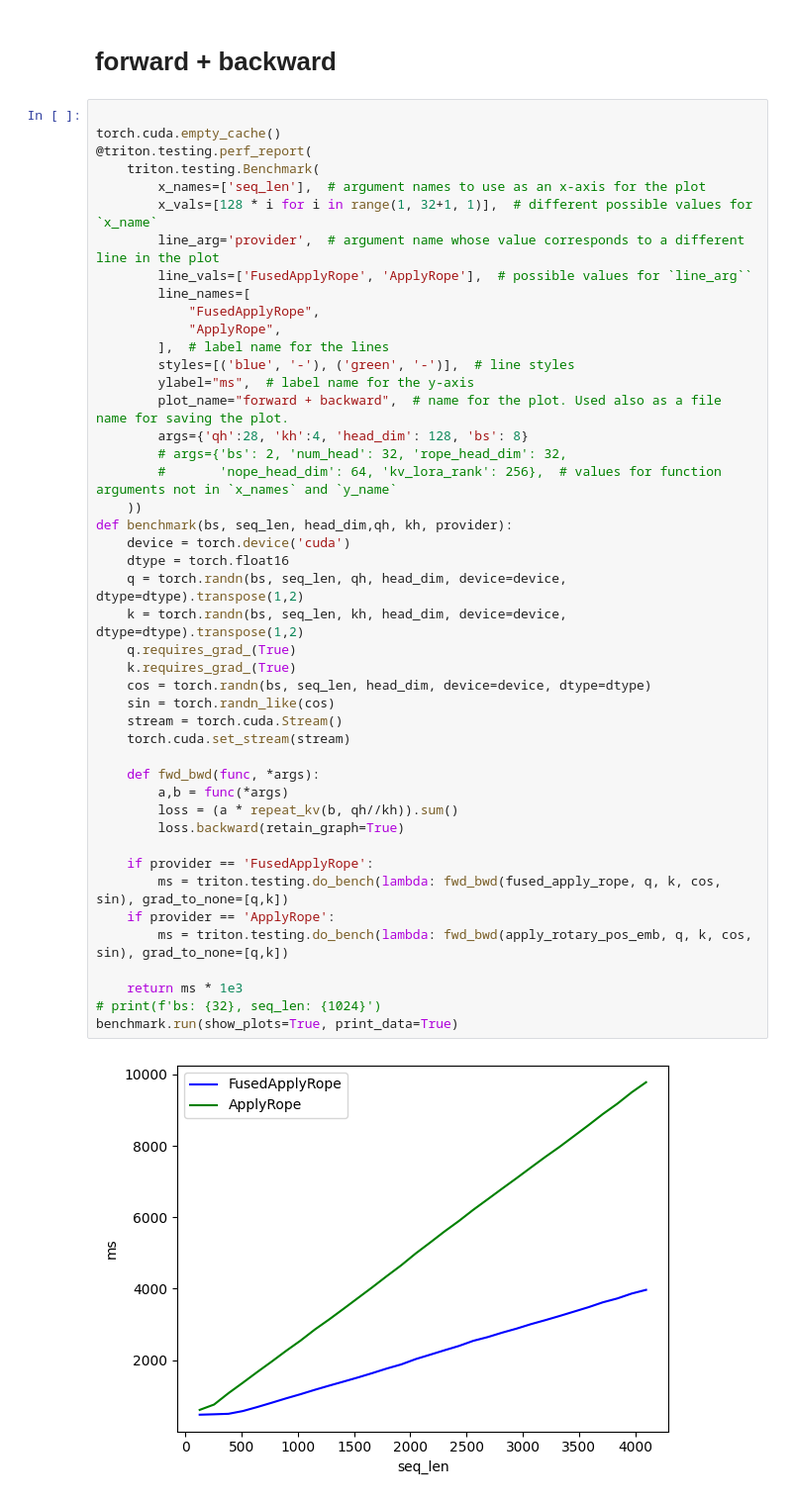
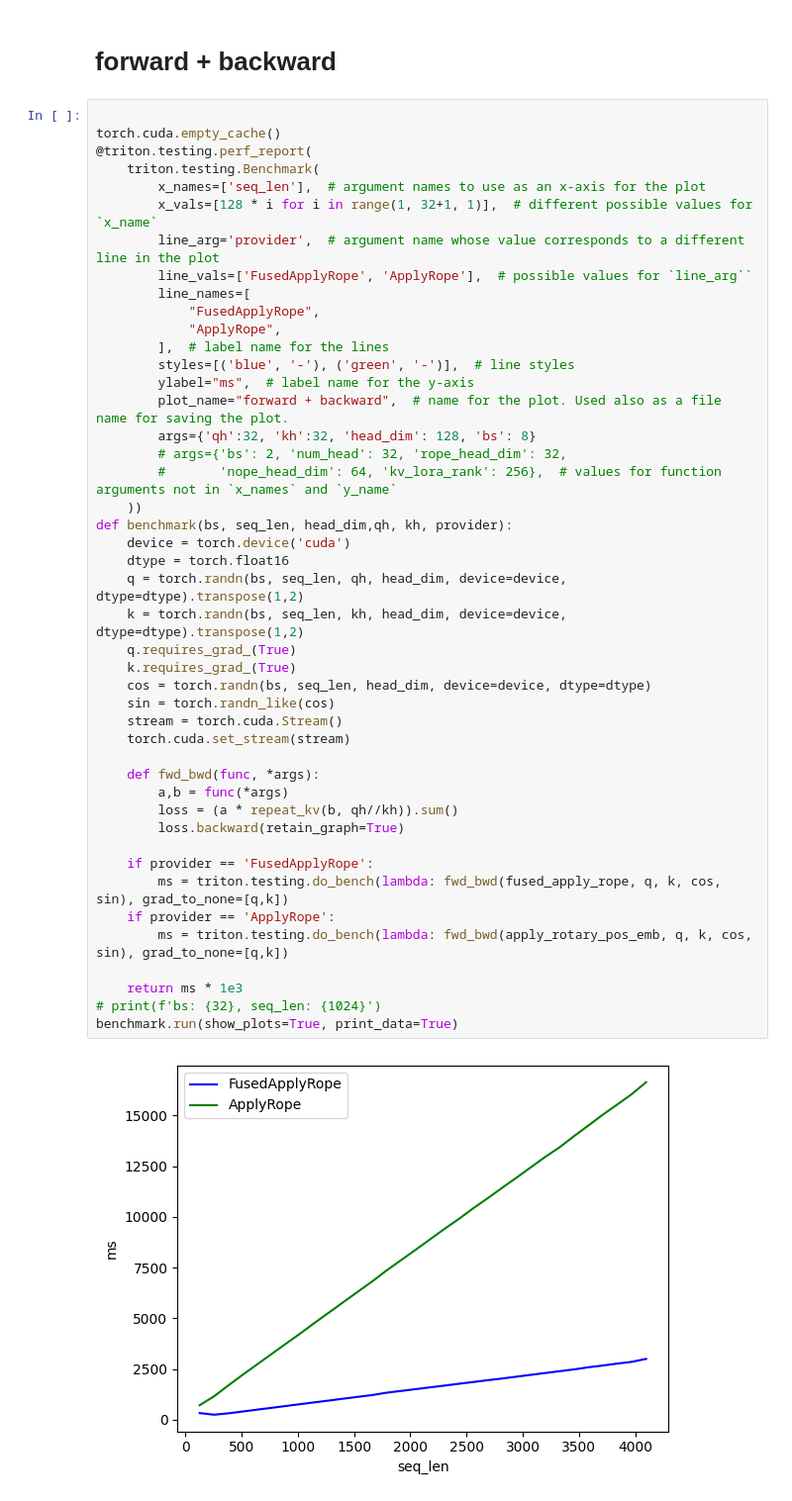
Before and after one commit to mdy666/mdy_triton, a Jupyter notebook: 04-fused-apply-rope.ipynb, the cells around one changed output. Shown: that part at 99% size. Cells and saved outputs as stored; diff of their text form.

```diff
--- a/04-fused-apply-rope.ipynb
+++ b/04-fused-apply-rope.ipynb
@@ -1562,35 +1563,35 @@ torch.cuda.empty_cache()
         styles=[('blue', '-'), ('green', '-')],  # line styles
         ylabel="ms",  # label name for the y-axis
         plot_name="forward + backward",  # name for the plot. Used also as a file name for saving the plot.
-        args={'qh':28, 'kh':4, 'head_dim': 128, 'bs': 8}
+        args={'qh':32, 'kh':32, 'head_dim': 128, 'bs': 8}
         # args={'bs': 2, 'num_head': 32, 'rope_head_dim': 32,
         #       'nope_head_dim': 64, 'kv_lora_rank': 256},  # values for function arguments not in `x_names` and `y_name`
     ))
 def benchmark(bs, seq_len, head_dim,qh, kh, provider):
     device = torch.device('cuda')
     dtype = torch.float16
     q = torch.randn(bs, seq_len, qh, head_dim, device=device, dtype=dtype).transpose(1,2)
     k = torch.randn(bs, seq_len, kh, head_dim, device=device, dtype=dtype).transpose(1,2)
     q.requires_grad_(True)
     k.requires_grad_(True)
     cos = torch.randn(bs, seq_len, head_dim, device=device, dtype=dtype)
     sin = torch.randn_like(cos)
     stream = torch.cuda.Stream()
     torch.cuda.set_stream(stream)
 
     def fwd_bwd(func, *args):
         a,b = func(*args)
         loss = (a * repeat_kv(b, qh//kh)).sum()
         loss.backward(retain_graph=True)
 
     if provider == 'FusedApplyRope':
         ms = triton.testing.do_bench(lambda: fwd_bwd(fused_apply_rope, q, k, cos, sin), grad_to_none=[q,k])
     if provider == 'ApplyRope':
         ms = triton.testing.do_bench(lambda: fwd_bwd(apply_rotary_pos_emb, q, k, cos, sin), grad_to_none=[q,k])
 
     return ms * 1e3
 # print(f'bs: {32}, seq_len: {1024}')
 benchmark.run(show_plots=True, print_data=True)
 # %% [output]
-[figure, old version]
+[figure, new version]
 forward + backward:
```
Also changed, not shown: parts of 3 cells of this notebook, 2 other files.
